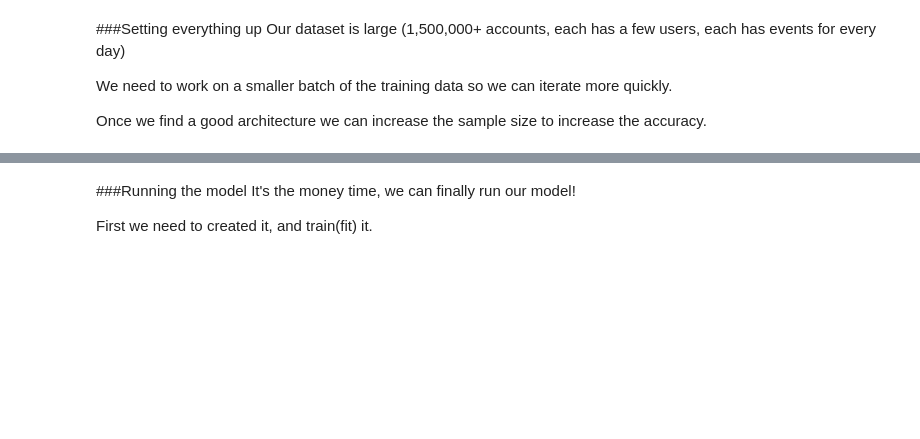
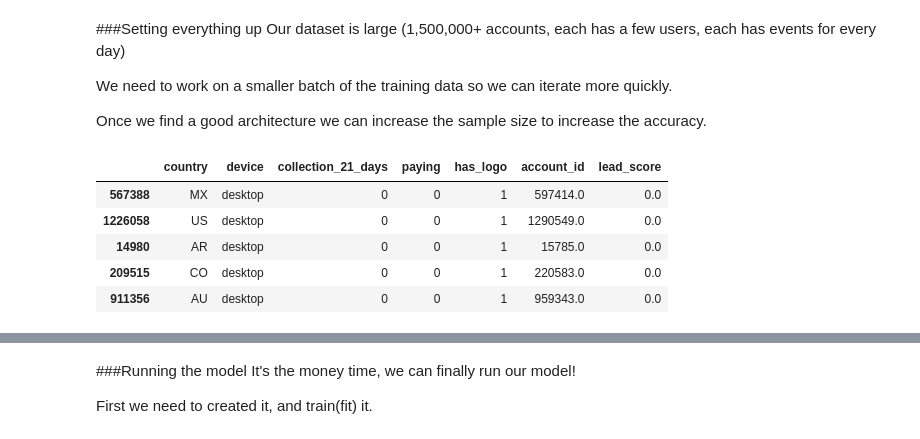
Before and after one commit to debbysonino/LamasDataHack, a Jupyter notebook: DataLearn_2019_Scaffold_basefile.ipynb, the cells around one changed output, grey strips where cells are left out. Saved outputs shown, nothing was run; the diff lists cells and outputs as text; code cells hidden in the pictures; blank space fills up the shorter version.

```diff
--- a/DataLearn_2019_Scaffold_basefile.ipynb
+++ b/DataLearn_2019_Scaffold_basefile.ipynb
@@ -47,8 +97,8 @@ We set a few constants to use later on for sampeling and running the model
 # %%
 #@title Model parameters { run: "auto" }
 # n_neighbors = 7 #@param {type:"slider", min:1, max:30, step:1}
-group_name = "" #@param {type:"string"}
-samples_num = 220000 #@param {type:"slider", min:0, max:1500000, step:10000}
+group_name = "Lamassim" #@param {type:"string"}
+samples_num = 170000 #@param {type:"slider", min:0, max:1500000, step:10000}
 n_jobs = -1 #@param {type:"slider", min:-1, max:32, step:1}
 path_prefix = "https://storage.googleapis.com/mondaycom-datahack/final_sets" #@param ["https://storage.googleapis.com/mondaycom-datahack/final_sets", "https://mondaycom-datahack.s3.amazonaws.com/final_sets"] {allow-input: true}
 # %% [markdown]
@@ -197,4 +272,13 @@ We need to work on a smaller batch of the training data so we can iterate more q
 Once we find a good architecture we can increase the sample size to increase the accuracy.
 # %%
 sampled_dataset_train = dataset_train.iloc[sample_without_replacement(dataset_train.shape[0], samples_num)]
+# %%
+sampled_dataset_train.head()
+# %% [output]
+|  | country | device | collection_21_days | paying | has_logo | account_id | lead_score |
+| 567388 | MX | desktop | 0 | 0 | 1 | 597414.0 | 0.0 |
+| 1226058 | US | desktop | 0 | 0 | 1 | 1290549.0 | 0.0 |
+| 14980 | AR | desktop | 0 | 0 | 1 | 15785.0 | 0.0 |
+| 209515 | CO | desktop | 0 | 0 | 1 | 220583.0 | 0.0 |
+| 911356 | AU | desktop | 0 | 0 | 1 | 959343.0 | 0.0 |
 # %%
```
Also changed, not shown: parts of 16 cells of this notebook.
